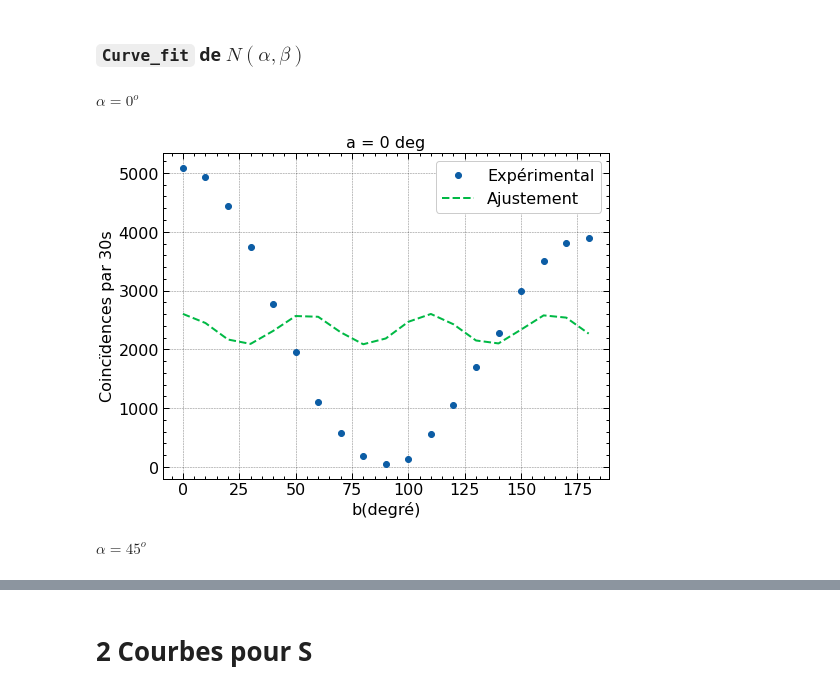
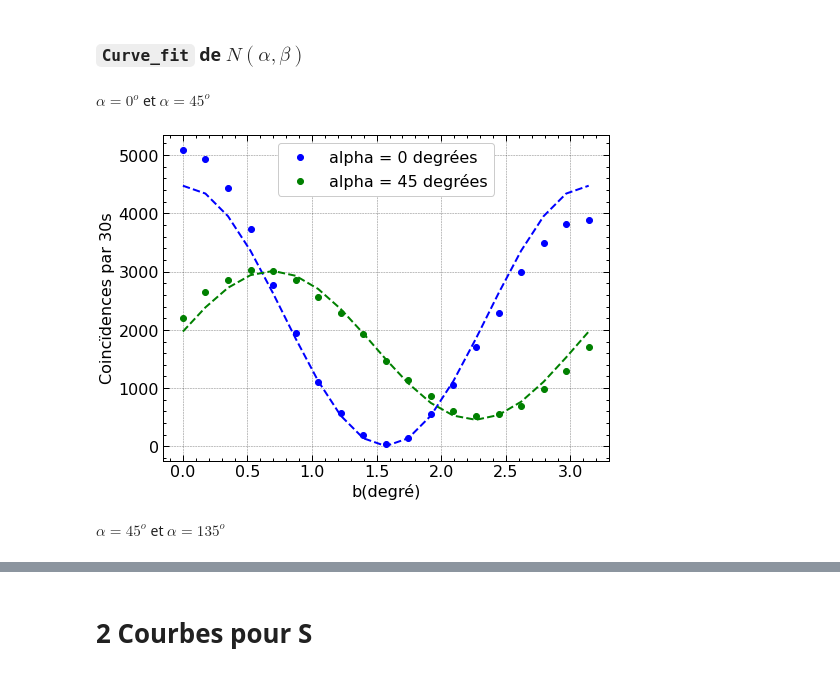
Before and after one commit to pierrotlamontagne/Github-labo-3, a Jupyter notebook: PIN/Analyse.ipynb, the cells around one changed output, grey strips where cells are left out. Cells and saved outputs as stored; diff of their text form; code cells hidden in the pictures.

```diff
--- a/PIN/Analyse.ipynb
+++ b/PIN/Analyse.ipynb
@@ -64,23 +64,37 @@ def Nb_coincidences(b, A, theta, phi, C):
               + (np.cos(a)**2)*(np.cos(b)**2)*(np.sin(theta)**2)
               + (1/4)*np.sin(2*a)*np.sin(2*b)*np.sin(2*theta)*np.cos(phi)) + C
 # %% [markdown]
-$\alpha = 0^o$
+$\alpha = 0^o$ et $\alpha = 45^o$
 # %%
+b_a0, N_a0 = np.loadtxt("Données/a-0.txt", unpack = True, skiprows = 2)
+b_a45, N_a45 = np.loadtxt("Données/a-45.txt", unpack = True, skiprows = 2)
+
+b_a0 *= np.pi/180
 a = 0 * (np.pi/180) # à changer pour le calcul de chaque curve_fit
 a0_guess = [5560,46 * (np.pi/180),26 * (np.pi/180),22]
 a0_popt = curve_fit(Nb_coincidences, b_a0, N_a0, a0_guess)
 
 A, theta, phi, C = a0_popt[0]
-y_fit = Nb_coincidences(b_a0, A, theta, phi, C)
+y_fit_0 = Nb_coincidences(b_a0, A, theta, phi, C)
 
-plt.plot(b_a0,N_a0,"o",label="Expérimental")
-plt.plot(b_a0,y_fit,"--",label="Ajustement")
+
+b_a45 *= np.pi/180
+a = 45 * (np.pi/180) # à changer pour le calcul de chaque curve_fit
+a45_guess = [5560,46 * (np.pi/180),26 * (np.pi/180),22]
+a45_popt = curve_fit(Nb_coincidences, b_a45, N_a45, a45_guess)
+
+A, theta, phi, C = a45_popt[0]
+y_fit_45 = Nb_coincidences(b_a45, A, theta, phi, C)
+
+plt.plot(b_a0,N_a0,"bo",label="alpha = 0 degrées")
+plt.plot(b_a0,y_fit_0,"b--")
+plt.plot(b_a45,N_a45,"go",label="alpha = 45 degrées")
+plt.plot(b_a45,y_fit_45,"g--")
 plt.xlabel("b(degré)")
 plt.ylabel("Coincïdences par 30s")
-plt.title("a = 0 deg")
 plt.legend()
 plt.show()
 # %% [output]
-[figure, old version]
+[figure, new version]
 # %% [markdown]
-$\alpha = 45^o$
+$\alpha = 45^o$ et $\alpha = 135^o$
```
Also changed, not shown: parts of 5 cells of this notebook.
